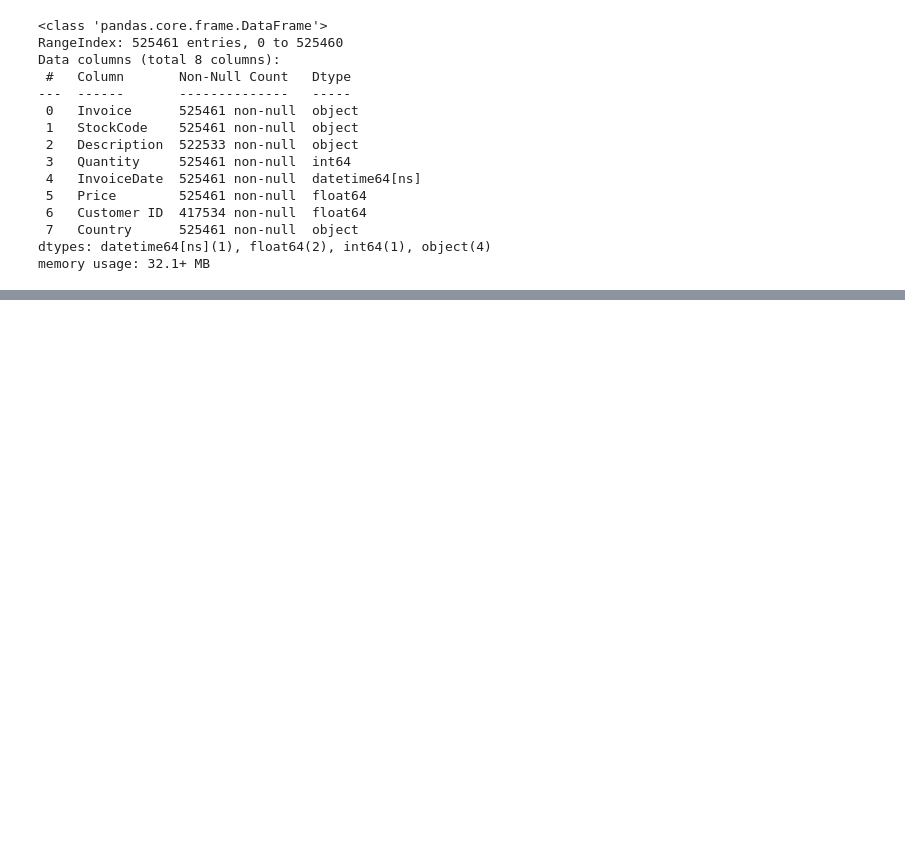
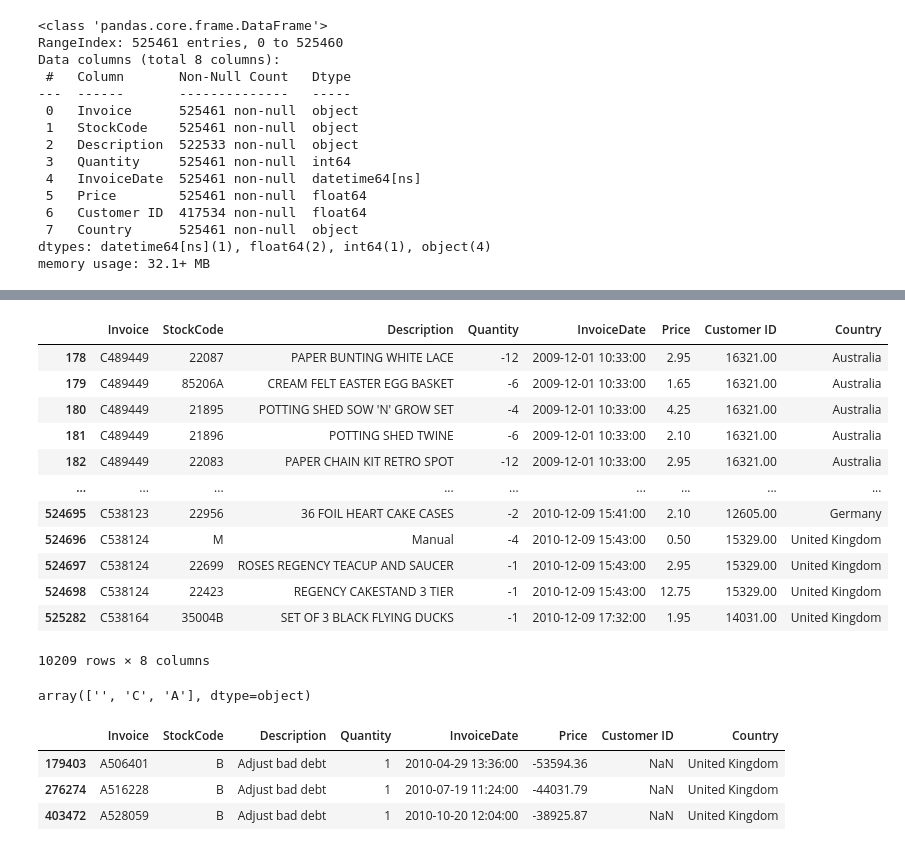
Before and after one commit to ennouhix/Cluster-analysis, a Jupyter notebook: Dataclust.ipynb, the cells around one changed output, grey strips where cells are left out. Saved outputs shown, nothing was run; the diff lists cells and outputs as text; code cells hidden in the pictures; blank space fills up the shorter version.

```diff
--- a/Dataclust.ipynb
+++ b/Dataclust.ipynb
@@ -51,0 +117,28 @@ memory usage: 32.1+ MB
+# %%
+df["Invoice"] = df["Invoice"].astype('str')
+df[df["Invoice"].str.match("^\\d{6}$") == False]
+# %% [output]
+|  | Invoice | StockCode | Description | Quantity | InvoiceDate | Price | Customer ID | Country |
+| 178 | C489449 | 22087 | PAPER BUNTING WHITE LACE | -12 | 2009-12-01 10:33:00 | 2.95 | 16321.00 | Australia |
+| 179 | C489449 | 85206A | CREAM FELT EASTER EGG BASKET | -6 | 2009-12-01 10:33:00 | 1.65 | 16321.00 | Australia |
+| 180 | C489449 | 21895 | POTTING SHED SOW 'N' GROW SET | -4 | 2009-12-01 10:33:00 | 4.25 | 16321.00 | Australia |
+| 181 | C489449 | 21896 | POTTING SHED TWINE | -6 | 2009-12-01 10:33:00 | 2.10 | 16321.00 | Australia |
+| 182 | C489449 | 22083 | PAPER CHAIN KIT RETRO SPOT | -12 | 2009-12-01 10:33:00 | 2.95 | 16321.00 | Australia |
+| ... | ... | ... | ... | ... | ... | ... | ... | ... |
+| 524695 | C538123 | 22956 | 36 FOIL HEART CAKE CASES | -2 | 2010-12-09 15:41:00 | 2.10 | 12605.00 | Germany |
+| 524696 | C538124 | M | Manual | -4 | 2010-12-09 15:43:00 | 0.50 | 15329.00 | United Kingdom |
+| 524697 | C538124 | 22699 | ROSES REGENCY TEACUP AND SAUCER | -1 | 2010-12-09 15:43:00 | 2.95 | 15329.00 | United Kingdom |
+| 524698 | C538124 | 22423 | REGENCY CAKESTAND 3 TIER | -1 | 2010-12-09 15:43:00 | 12.75 | 15329.00 | United Kingdom |
+| 525282 | C538164 | 35004B | SET OF 3 BLACK FLYING DUCKS | -1 | 2010-12-09 17:32:00 | 1.95 | 14031.00 | United Kingdom |
+10209 rows × 8 columns
+# %%
+df["Invoice"].str.replace("[0-9]","",regex= True).unique()
+# %% [output]
+array(['', 'C', 'A'], dtype=object)
+# %%
+df[df["Invoice"].str.startswith("A")]
+# %% [output]
+|  | Invoice | StockCode | Description | Quantity | InvoiceDate | Price | Customer ID | Country |
+| 179403 | A506401 | B | Adjust bad debt | 1 | 2010-04-29 13:36:00 | -53594.36 | NaN | United Kingdom |
+| 276274 | A516228 | B | Adjust bad debt | 1 | 2010-07-19 11:24:00 | -44031.79 | NaN | United Kingdom |
+| 403472 | A528059 | B | Adjust bad debt | 1 | 2010-10-20 12:04:00 | -38925.87 | NaN | United Kingdom |
```
Also changed, not shown: parts of 20 cells of this notebook.
